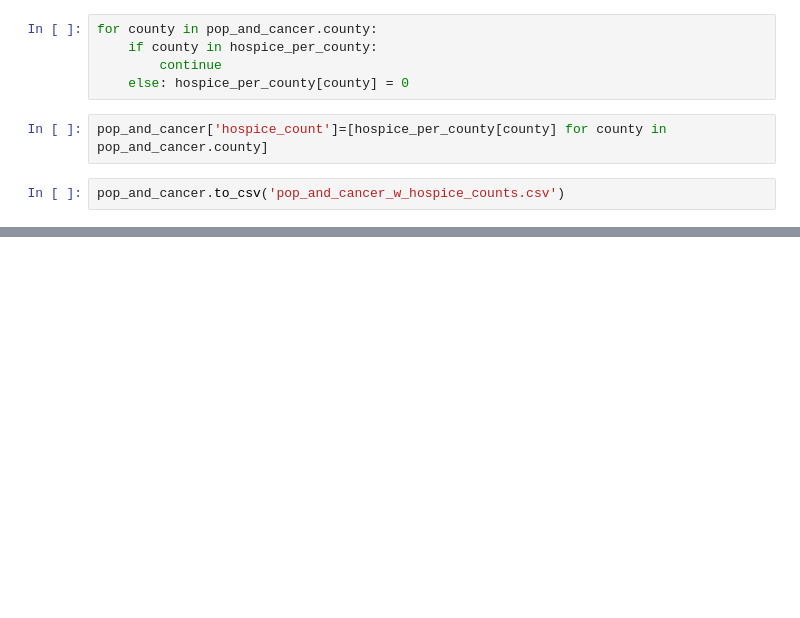
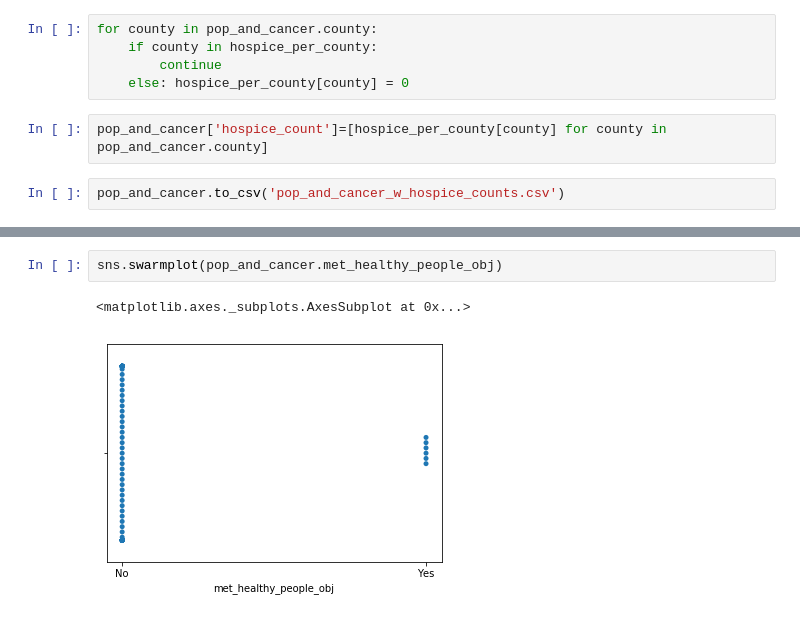
Before and after one commit to CSmithVU/vanderbilt-aspire-data-essentials, a Jupyter notebook: Class_Notebook_rev.ipynb, the cells around one changed output, grey strips where cells are left out. Saved outputs shown, nothing was run; the diff lists cells and outputs as text; blank space fills up the shorter version.

```diff
--- a/Class_Notebook_rev.ipynb
+++ b/Class_Notebook_rev.ipynb
@@ -919,0 +1016,5 @@ pop_and_cancer.to_csv('pop_and_cancer_w_hospice_counts.csv')
+# %%
+sns.swarmplot(pop_and_cancer.met_healthy_people_obj)
+# %% [output]
+<matplotlib.axes._subplots.AxesSubplot at 0x...>
+[figure, added]
```
Also changed, not shown: parts of 17 cells of this notebook.
